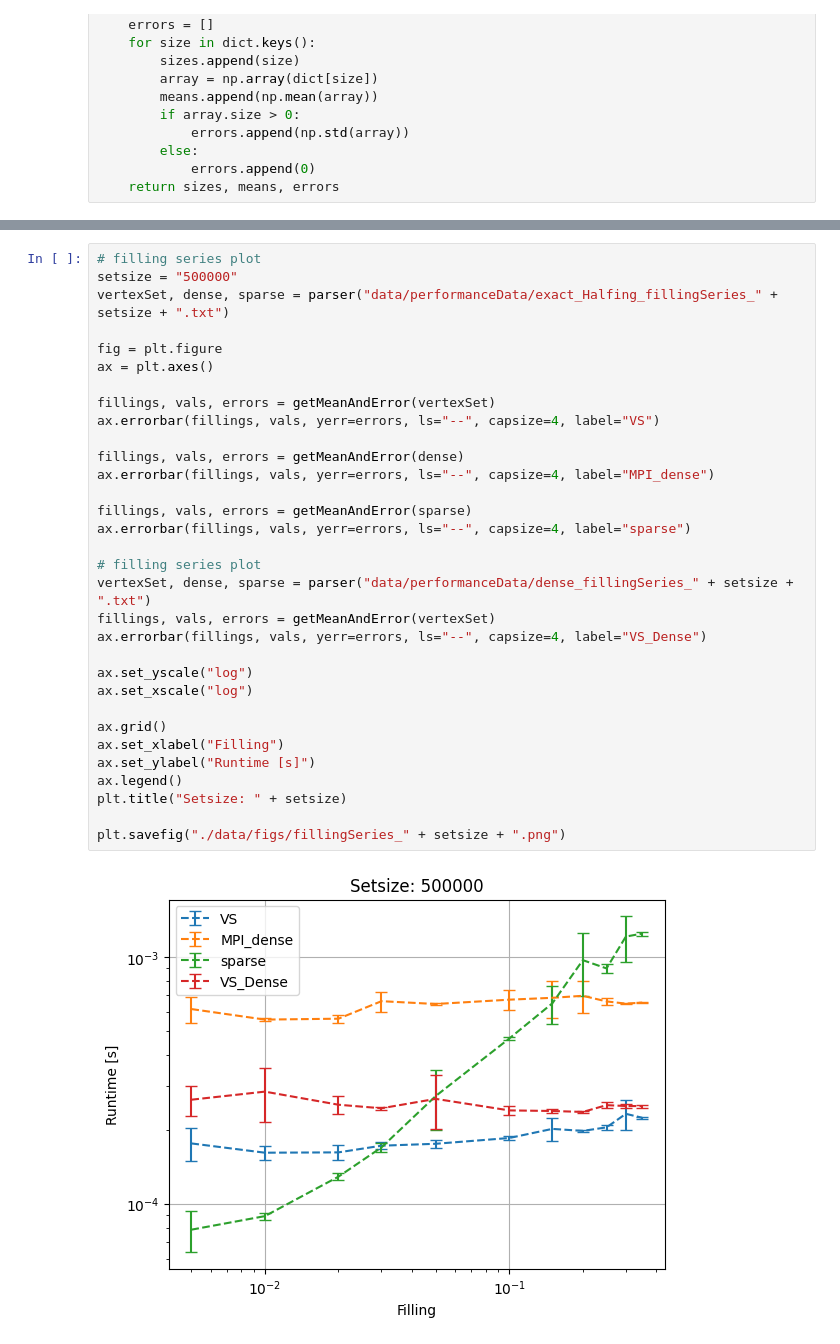
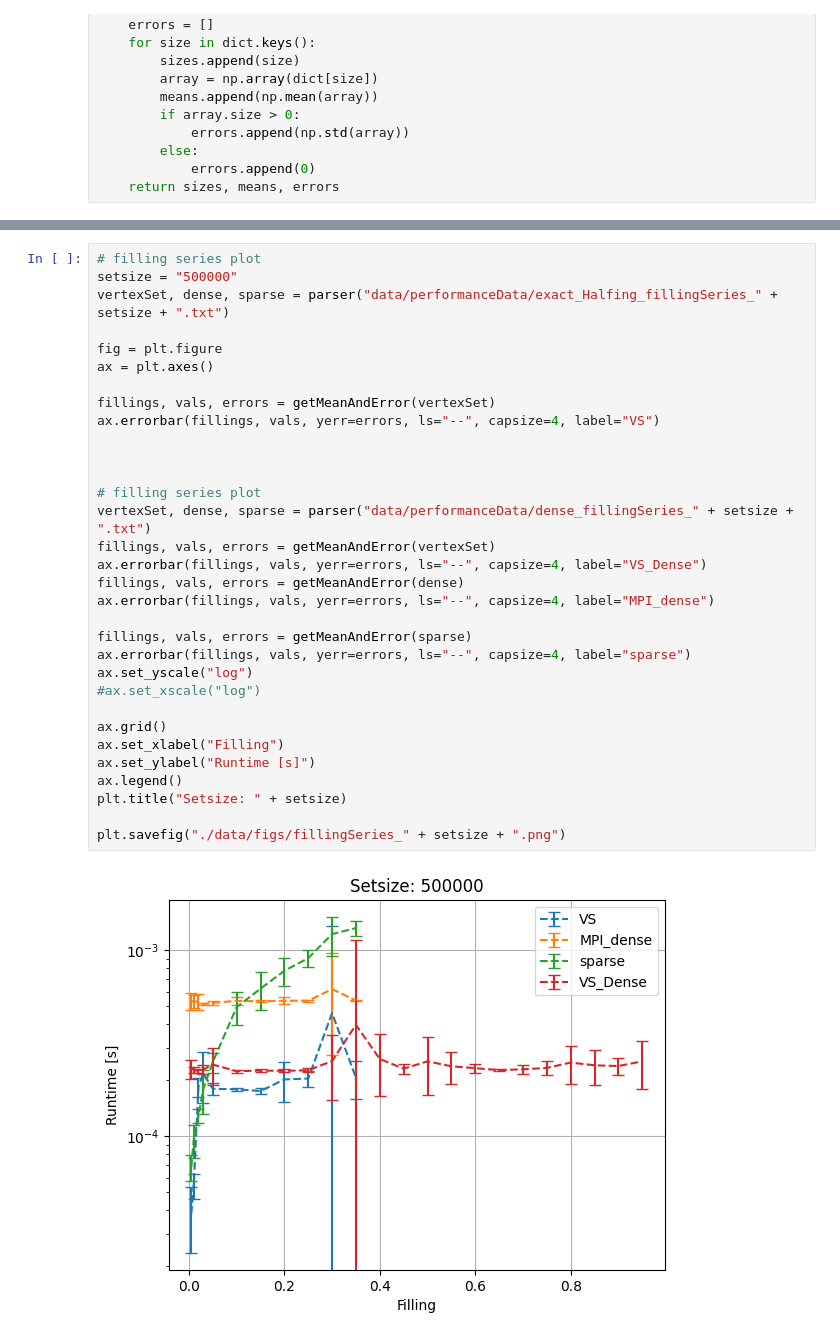
Before and after one commit to Frieder22/graph500, a Jupyter notebook: plots.ipynb, the cells around one changed output, grey strips where cells are left out. Saved outputs shown, nothing was run; the diff lists cells and outputs as text.

Commit message:
plots update

```diff
--- a/plots.ipynb
+++ b/plots.ipynb
@@ -103,37 +103,37 @@ plt.savefig("./data/figs/fillingSeries_" + setsize + ".png")
 # %%
 # filling series plot
 setsize = "500000"
 vertexSet, dense, sparse = parser("data/performanceData/exact_Halfing_fillingSeries_" + setsize + ".txt")
 
 fig = plt.figure
 ax = plt.axes()
 
 fillings, vals, errors = getMeanAndError(vertexSet)
 ax.errorbar(fillings, vals, yerr=errors, ls="--", capsize=4, label="VS")
 
+
+
+# filling series plot
+vertexSet, dense, sparse = parser("data/performanceData/dense_fillingSeries_" + setsize + ".txt")
+fillings, vals, errors = getMeanAndError(vertexSet)
+ax.errorbar(fillings, vals, yerr=errors, ls="--", capsize=4, label="VS_Dense")
 fillings, vals, errors = getMeanAndError(dense)
 ax.errorbar(fillings, vals, yerr=errors, ls="--", capsize=4, label="MPI_dense")
 
 fillings, vals, errors = getMeanAndError(sparse)
 ax.errorbar(fillings, vals, yerr=errors, ls="--", capsize=4, label="sparse")
-
-# filling series plot
-vertexSet, dense, sparse = parser("data/performanceData/dense_fillingSeries_" + setsize + ".txt")
-fillings, vals, errors = getMeanAndError(vertexSet)
-ax.errorbar(fillings, vals, yerr=errors, ls="--", capsize=4, label="VS_Dense")
-
 ax.set_yscale("log")
-ax.set_xscale("log")
+#ax.set_xscale("log")
 
 ax.grid()
 ax.set_xlabel("Filling")
 ax.set_ylabel("Runtime [s]")
 ax.legend()
 plt.title("Setsize: " + setsize)
 
 plt.savefig("./data/figs/fillingSeries_" + setsize + ".png")
 # %% [output]
-[figure, old version]
+[figure, new version]
 # %%
 vertexSet, dense, sparse = parser("data/performanceData/exact_Halfing_sizeSeries_0.100000.txt")
 
```
Also changed, not shown: parts of 2 cells of this notebook.
